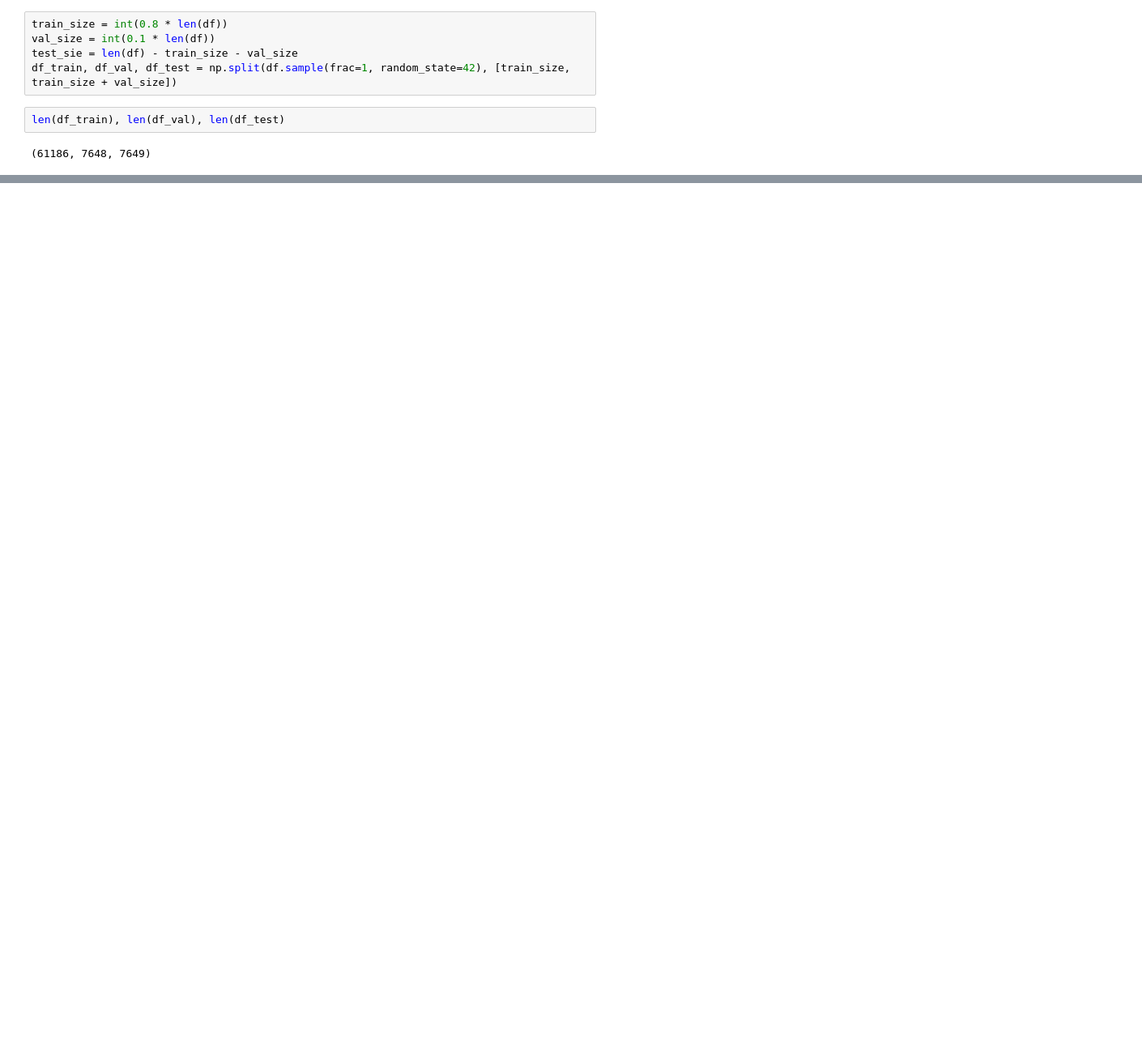
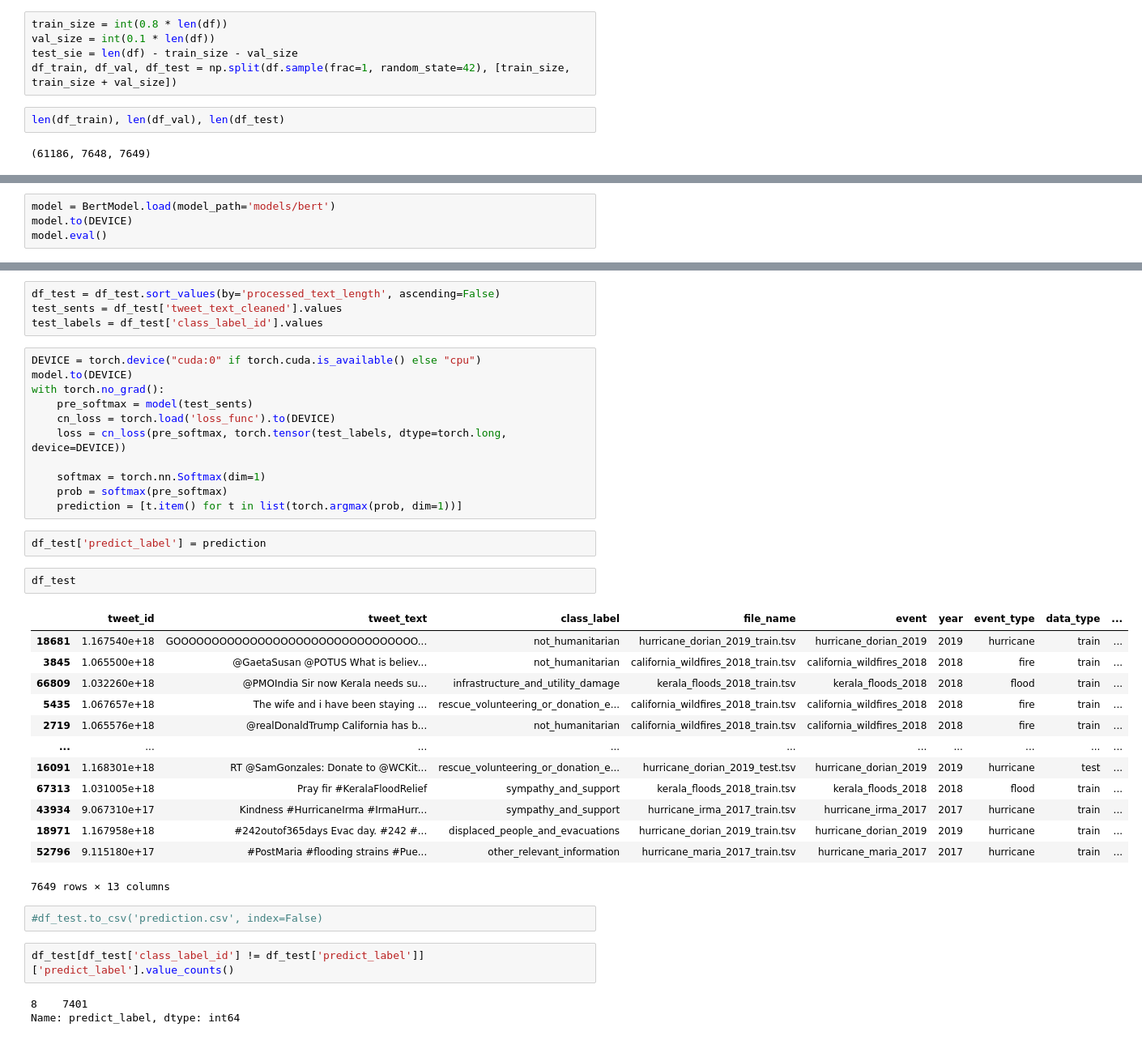
Before and after one commit to Prof-Greatfellow/MADS-Capstone, a Jupyter notebook: BERT.ipynb, the cells around one changed output, grey strips where cells are left out. Shown at 81% size. Cells and saved outputs as stored; diff of their text form; blank space fills up the shorter version.

Commit message:
transfomer models

```diff
--- a/BERT.ipynb
+++ b/BERT.ipynb
@@ -110,0 +229,4 @@ model = BertModel(n_class=10, bert_config='C:\\bert\\bert-base-uncased')
+# %%
+model = BertModel.load(model_path='models/bert')
+model.to(DEVICE)
+model.eval()
@@ -110,0 +251,40 @@ model = BertModel(n_class=10, bert_config='C:\\bert\\bert-base-uncased')
+# %%
+df_test = df_test.sort_values(by='processed_text_length', ascending=False)
+test_sents = df_test['tweet_text_cleaned'].values
+test_labels = df_test['class_label_id'].values
+# %%
+DEVICE = torch.device("cuda:0" if torch.cuda.is_available() else "cpu")
+model.to(DEVICE)
+with torch.no_grad():
+    pre_softmax = model(test_sents)
+    cn_loss = torch.load('loss_func').to(DEVICE)
+    loss = cn_loss(pre_softmax, torch.tensor(test_labels, dtype=torch.long, device=DEVICE))
+
+    softmax = torch.nn.Softmax(dim=1)
+    prob = softmax(pre_softmax)
+    prediction = [t.item() for t in list(torch.argmax(prob, dim=1))]
+# %%
+df_test['predict_label'] = prediction
+# %%
+df_test
+# %% [output]
+|  | tweet_id | tweet_text | class_label | file_name | event | year | event_type | data_type | ... |
+| 18681 | 1.167540e+18 | GOOOOOOOOOOOOOOOOOOOOOOOOOOOOOOOO... | not_humanitarian | hurricane_dorian_2019_train.tsv | hurricane_dorian_2019 | 2019 | hurricane | train | ... |
+| 3845 | 1.065500e+18 | @GaetaSusan @POTUS What is believ... | not_humanitarian | california_wildfires_2018_train.tsv | california_wildfires_2018 | 2018 | fire | train | ... |
+| 66809 | 1.032260e+18 | @PMOIndia Sir now Kerala needs su... | infrastructure_and_utility_damage | kerala_floods_2018_train.tsv | kerala_floods_2018 | 2018 | flood | train | ... |
+| 5435 | 1.067657e+18 | The wife and i have been staying ... | rescue_volunteering_or_donation_e... | california_wildfires_2018_train.tsv | california_wildfires_2018 | 2018 | fire | train | ... |
+| 2719 | 1.065576e+18 | @realDonaldTrump California has b... | not_humanitarian | california_wildfires_2018_train.tsv | california_wildfires_2018 | 2018 | fire | train | ... |
+| ... | ... | ... | ... | ... | ... | ... | ... | ... | ... |
+| 16091 | 1.168301e+18 | RT @SamGonzales: Donate to @WCKit... | rescue_volunteering_or_donation_e... | hurricane_dorian_2019_test.tsv | hurricane_dorian_2019 | 2019 | hurricane | test | ... |
+| 67313 | 1.031005e+18 | Pray fir #KeralaFloodRelief | sympathy_and_support | kerala_floods_2018_train.tsv | kerala_floods_2018 | 2018 | flood | train | ... |
+| 43934 | 9.067310e+17 | Kindness #HurricaneIrma #IrmaHurr... | sympathy_and_support | hurricane_irma_2017_train.tsv | hurricane_irma_2017 | 2017 | hurricane | train | ... |
+| 18971 | 1.167958e+18 | #242outof365days Evac day. #242 #... | displaced_people_and_evacuations | hurricane_dorian_2019_train.tsv | hurricane_dorian_2019 | 2019 | hurricane | train | ... |
+| 52796 | 9.115180e+17 | #PostMaria #flooding strains #Pue... | other_relevant_information | hurricane_maria_2017_train.tsv | hurricane_maria_2017 | 2017 | hurricane | train | ... |
+7649 rows × 13 columns
+# %%
+#df_test.to_csv('prediction.csv', index=False)
+# %%
+df_test[df_test['class_label_id'] != df_test['predict_label']]['predict_label'].value_counts()
+# %% [output]
+8    7401
+Name: predict_label, dtype: int64
```
Also changed, not shown: parts of 12 cells of this notebook, 25 other files.
